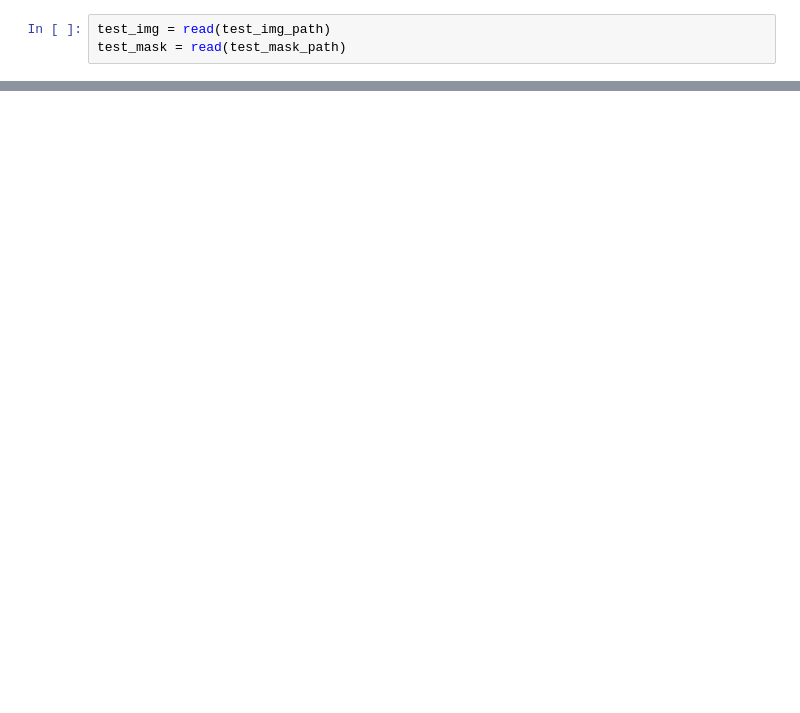
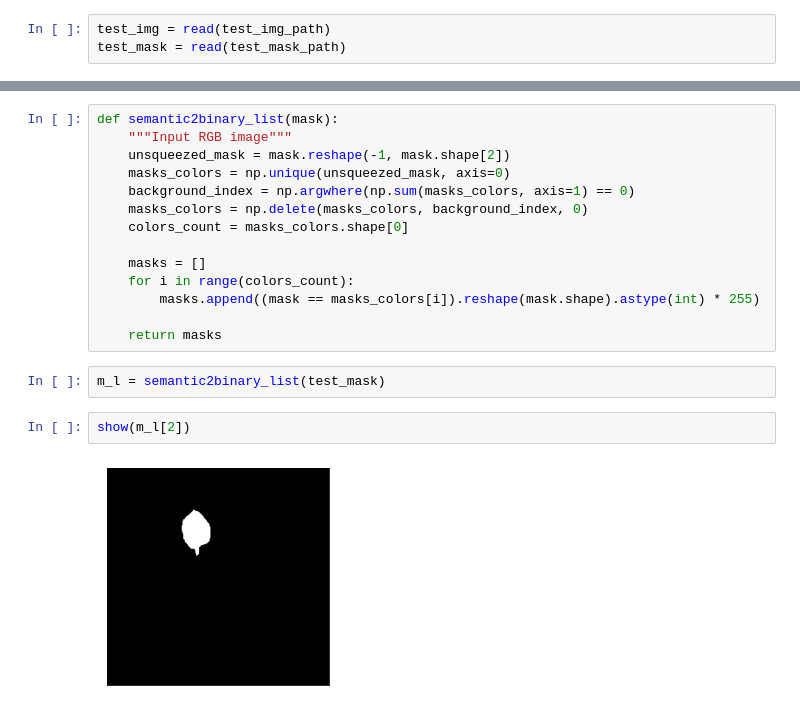
Before and after one commit to NesterukSergey/segmentation_image_augmentation, a Jupyter notebook: Drafts.ipynb, the cells around one changed output, grey strips where cells are left out. Saved outputs shown, nothing was run; the diff lists cells and outputs as text; blank space fills up the shorter version.

```diff
--- a/Drafts.ipynb
+++ b/Drafts.ipynb
@@ -84,0 +33,20 @@ transform_single_object(test_img, test_mask,
+# %%
+def semantic2binary_list(mask):
+    """Input RGB image"""
+    unsqueezed_mask = mask.reshape(-1, mask.shape[2])
+    masks_colors = np.unique(unsqueezed_mask, axis=0)
+    background_index = np.argwhere(np.sum(masks_colors, axis=1) == 0)
+    masks_colors = np.delete(masks_colors, background_index, 0)
+    colors_count = masks_colors.shape[0]
+
+    masks = []
+    for i in range(colors_count):
+        masks.append((mask == masks_colors[i]).reshape(mask.shape).astype(int) * 255)
+
+    return masks
+# %%
+m_l = semantic2binary_list(test_mask)
+# %%
+show(m_l[2])
+# %% [output]
+[figure, added]
```
Also changed, not shown: parts of 16 cells of this notebook, 14 other files.
